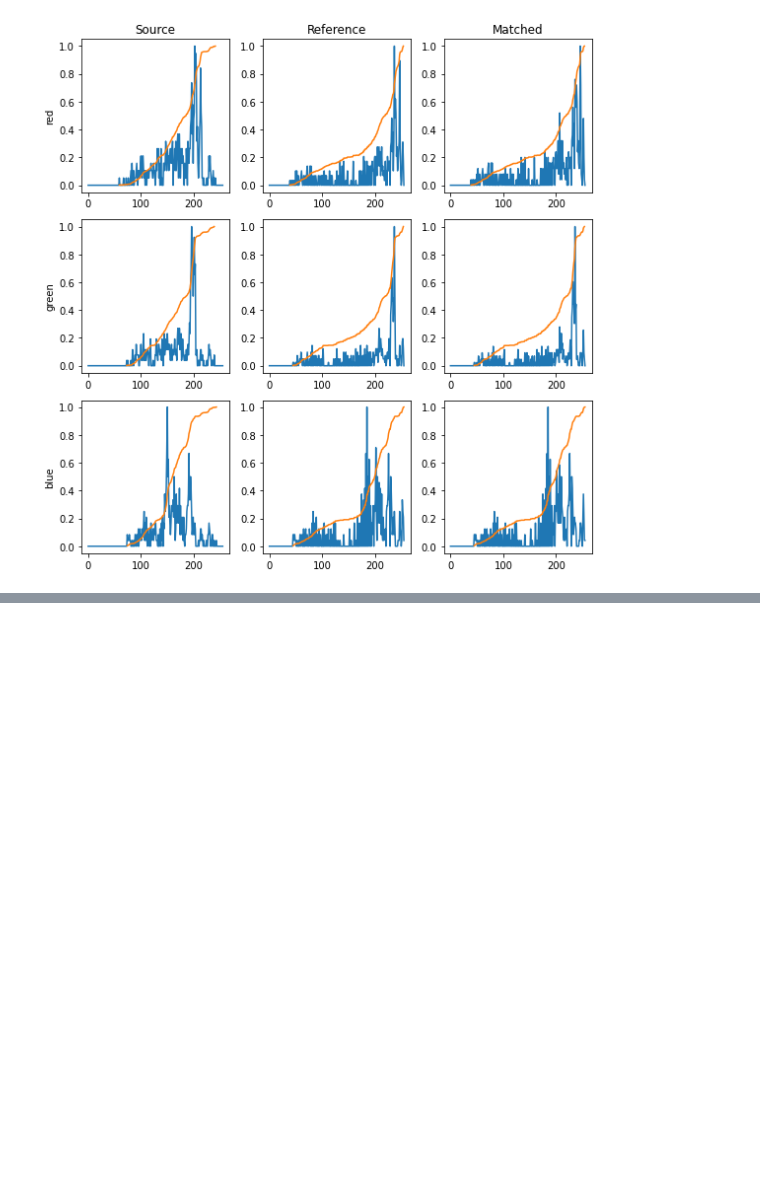
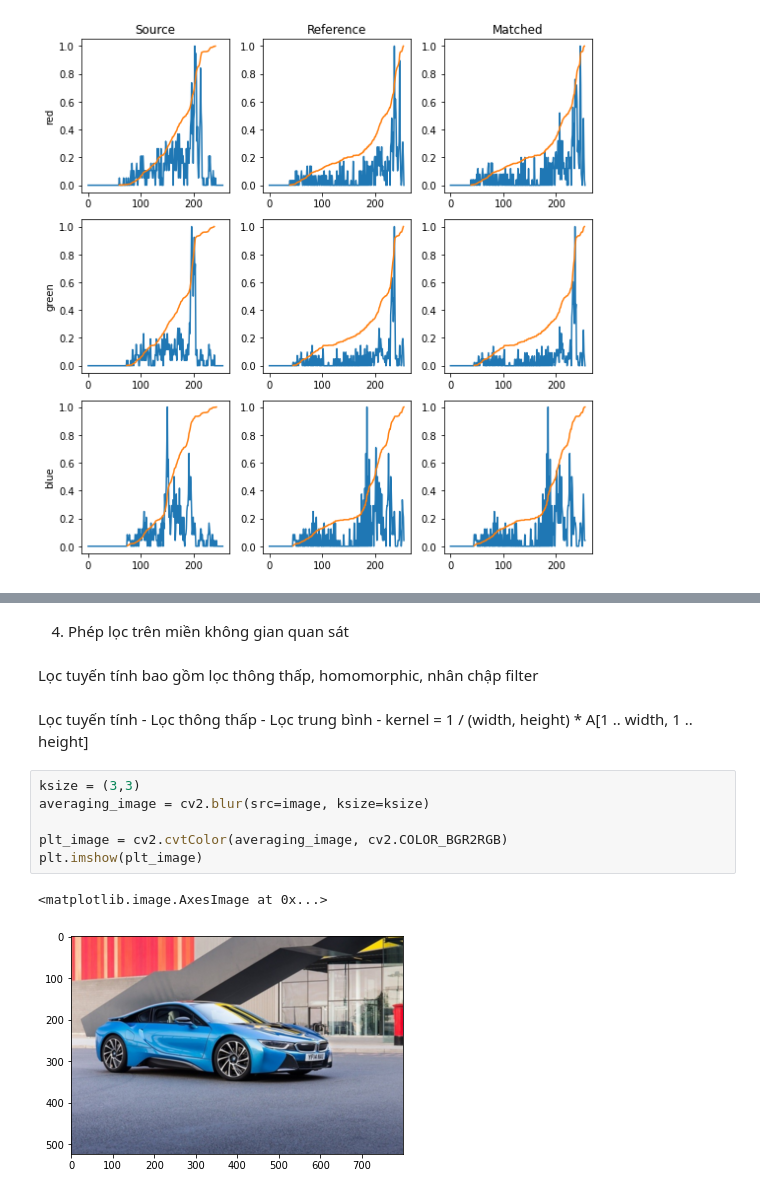
Before and after one commit to datdt198213/subject-image-processing, a Jupyter notebook: jupyter_file/main.ipynb, the cells around one changed output, grey strips where cells are left out. Cells and saved outputs as stored; diff of their text form; blank space fills up the shorter version.

```diff
--- a/jupyter_file/main.ipynb
+++ b/jupyter_file/main.ipynb
@@ -158,0 +169,15 @@ Clipping input data to the valid range for imshow with RGB data ([0..1] for floa
+# %% [markdown]
+4. Phép lọc trên miền không gian quan sát
+# %% [markdown]
+Lọc tuyến tính bao gồm lọc thông thấp, homomorphic, nhân chập filter
+# %% [markdown]
+Lọc tuyến tính - Lọc thông thấp - Lọc trung bình - kernel = 1 / (width, height) * A[1 .. width, 1 .. height]
+# %%
+ksize = (3,3)
+averaging_image = cv2.blur(src=image, ksize=ksize)
+
+plt_image = cv2.cvtColor(averaging_image, cv2.COLOR_BGR2RGB)
+plt.imshow(plt_image)
+# %% [output]
+<matplotlib.image.AxesImage at 0x...>
+[figure, added]
```
Also changed, not shown: parts of 18 cells of this notebook.
